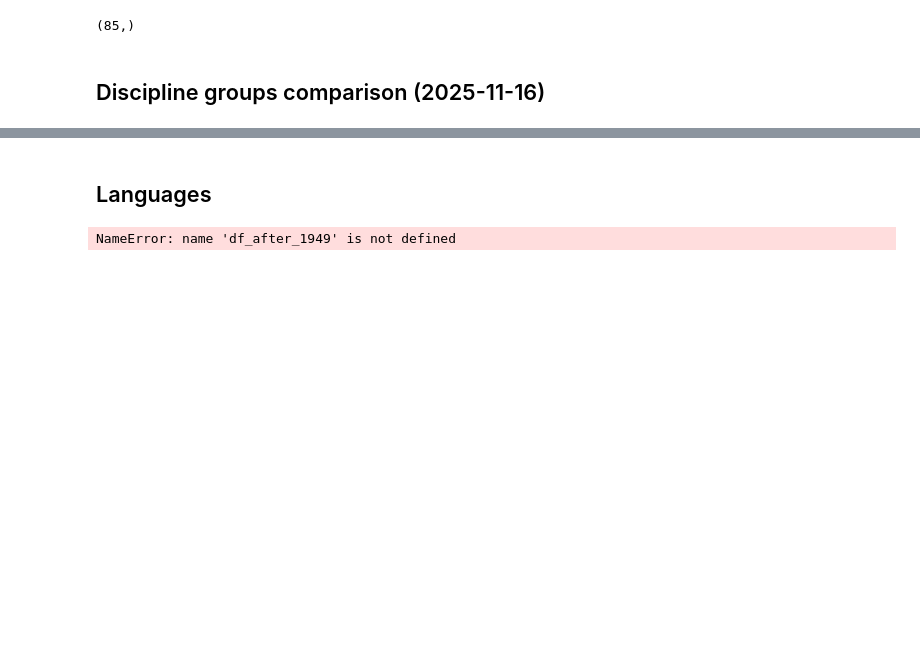
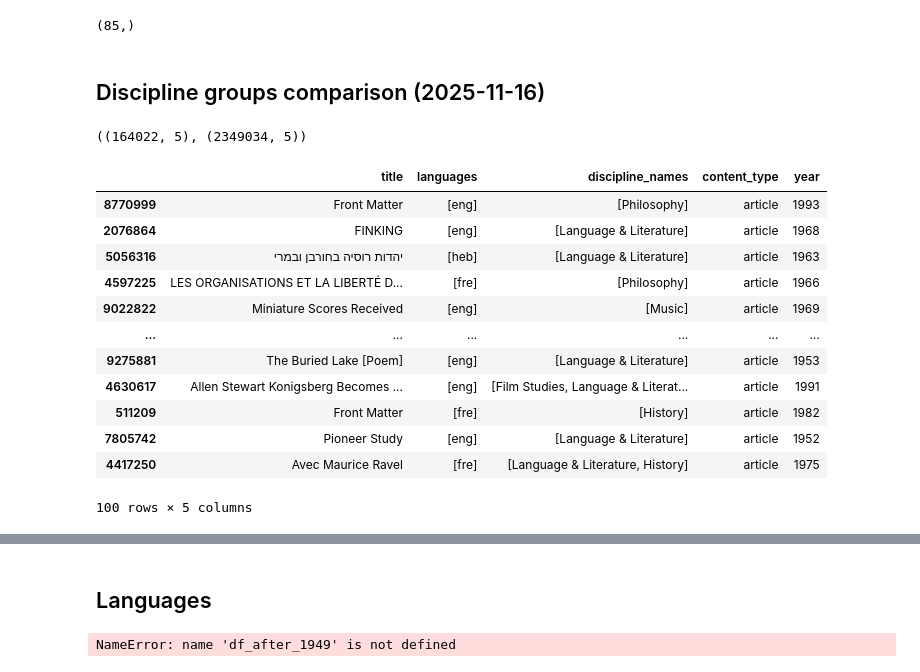
Before and after one commit to DanilSko/jstor_analysis_code, a Jupyter notebook: JSTOR database analyser.ipynb, the cells around one changed output, grey strips where cells are left out. Drawn from its saved outputs; the diff is of its cells as text; code cells hidden in the pictures; blank space fills up the shorter version.

```diff
--- a/JSTOR database analyser.ipynb
+++ b/JSTOR database analyser.ipynb
@@ -307,0 +316,33 @@ discipline_counts.to_excel('disciplines_frequencies_post_1949.xlsx', header=Fals
+# %%
+def normalize_disciplines(col):
+    """Ensure each row is a list (empty list if null/scalar)."""
+    def to_list(x):
+        if isinstance(x, list):
+            return x
+        if pd.isna(x):
+            return []
+        return [x]
+    return col.apply(to_list)
+
+def make_subsets(df):
+    dn = normalize_disciplines(df["discipline_names"])
+
+    # Subset One: contains "linguistics" anywhere (case-insensitive)
+    subset1 = df[dn.apply(lambda xs: any(str(x).lower() == "linguistics" for x in xs))]
+
+    # Subset Two: non-empty and all disciplines within hum_set (no extras)
+    subset2 = df[dn.apply(lambda xs: len(xs) > 0 and set(xs).issubset(hum_set))]
+
+    return subset1, subset2
+
+def rel_freq_by_year(df, substring, text_col="title", year_col="year"):
+    """Relative frequency of substring per year in the chosen text column."""
+    mask = df[text_col].fillna("").str.contains(substring, case=False, regex=True)
+    stats = (
+        df.assign(match=mask)
+          .groupby(year_col, observed=True)
+          .agg(total=("match", "size"), matches=("match", "sum"))
+          .sort_index()
+    )
+    stats["rel_freq"] = stats["matches"] / stats["total"]
+    return stats["rel_freq"]
@@ -307,0 +365,4 @@ discipline_counts.to_excel('disciplines_frequencies_post_1949.xlsx', header=Fals
+# %%
+subset1.shape, subset2.shape
+# %% [output]
+((164022, 5), (2349034, 5))
@@ -307,0 +372,16 @@ discipline_counts.to_excel('disciplines_frequencies_post_1949.xlsx', header=Fals
+# %%
+subset2.sample(100)
+# %% [output]
+|  | title | languages | discipline_names | content_type | year |
+| 8770999 | Front Matter | [eng] | [Philosophy] | article | 1993 |
+| 2076864 | FINKING | [eng] | [Language & Literature] | article | 1968 |
+| 5056316 | יהדות רוסיה בחורבן ובמרי | [heb] | [Language & Literature] | article | 1963 |
+| 4597225 | LES ORGANISATIONS ET LA LIBERTÉ D... | [fre] | [Philosophy] | article | 1966 |
+| 9022822 | Miniature Scores Received | [eng] | [Music] | article | 1969 |
+| ... | ... | ... | ... | ... | ... |
+| 9275881 | The Buried Lake [Poem] | [eng] | [Language & Literature] | article | 1953 |
+| 4630617 | Allen Stewart Konigsberg Becomes ... | [eng] | [Film Studies, Language & Literat... | article | 1991 |
+| 511209 | Front Matter | [fre] | [History] | article | 1982 |
+| 7805742 | Pioneer Study | [eng] | [Language & Literature] | article | 1952 |
+| 4417250 | Avec Maurice Ravel | [fre] | [Language & Literature, History] | article | 1975 |
+100 rows × 5 columns
```
Also changed, not shown: parts of 14 cells of this notebook.
